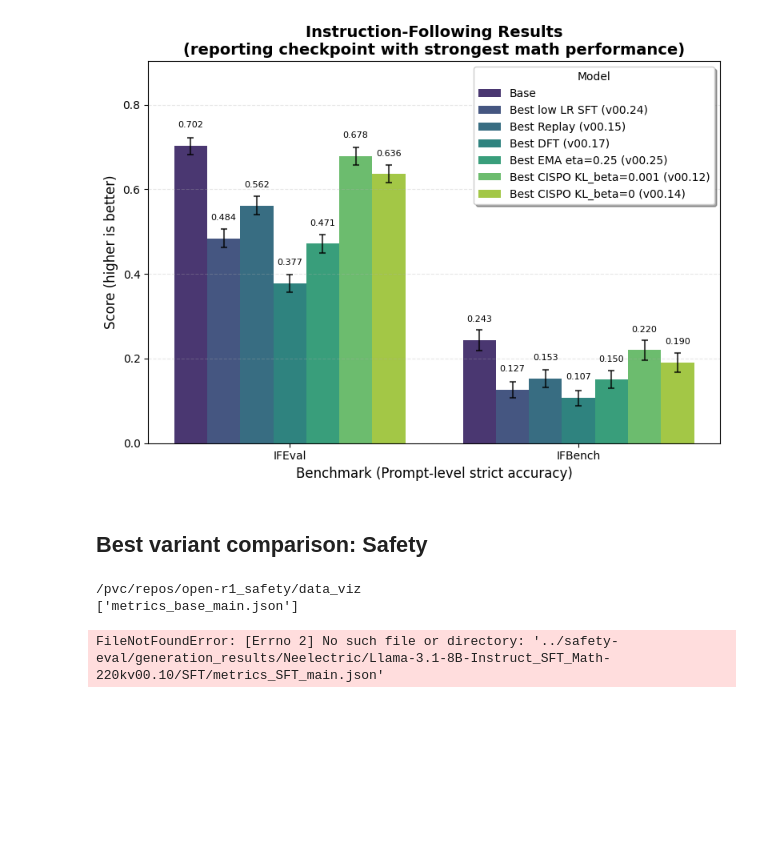
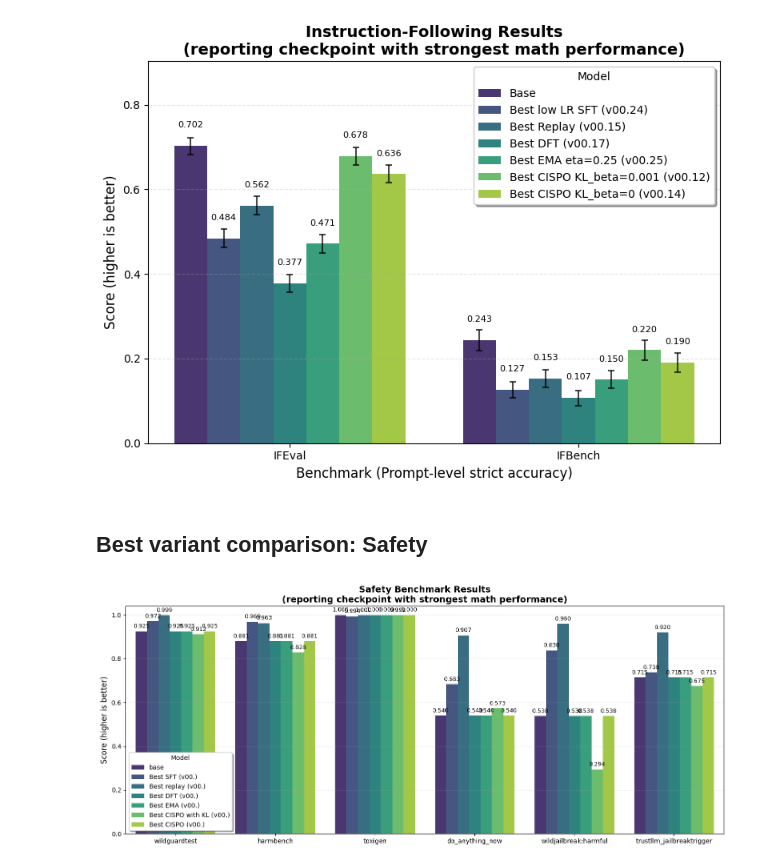
Before and after one commit to Neelectric/open-r1_safety, a Jupyter notebook: data_viz/data_viz.ipynb, the cells around one changed output. Saved outputs shown, nothing was run; the diff lists cells and outputs as text; code cells hidden in the pictures; blank space fills up the shorter version.

Commit message:
new configs, data viz progress

```diff
--- a/data_viz/data_viz.ipynb
+++ b/data_viz/data_viz.ipynb
@@ -1980,24 +1980,24 @@ best_replay_values = []
 for benchmark, score_name in benchmark_configs:
     best_replay_values.append(best_replay_results[benchmark][score_name])
 
-### this needs to become best DFT v00.
-best_dft_path = root_file_path + model + "14" + "/SFT/metrics_SFT_main.json"
-with open(best_dft_path) as fp:
-    best_dft_results = json.load(fp)
+# ### this needs to become best DFT v00.
+# best_dft_path = root_file_path + model + "14" + "/SFT/metrics_SFT_main.json"
+# with open(best_dft_path) as fp:
+#     best_dft_results = json.load(fp)
 
-best_dft_values = []
-for benchmark, score_name in benchmark_configs:
-    best_dft_values.append(best_dft_results[benchmark][score_name])
+# best_dft_values = []
+# for benchmark, score_name in benchmark_configs:
+#     best_dft_values.append(best_dft_results[benchmark][score_name])
 
 
-### this needs to become best EMA v00.
-best_ema_path = root_file_path + model + "15" + "/SFT/metrics_SFT_main.json"
-with open(best_ema_path) as fp:
-    best_ema_results = json.load(fp)
+# ### this needs to become best EMA v00.
+# best_ema_path = root_file_path + model + "15" + "/SFT/metrics_SFT_main.json"
+# with open(best_ema_path) as fp:
+#     best_ema_results = json.load(fp)
 
-best_ema_values = []
-for benchmark, score_name in benchmark_configs:
-    best_ema_values.append(best_ema_results[benchmark][score_name])
+# best_ema_values = []
+# for benchmark, score_name in benchmark_configs:
+#     best_ema_values.append(best_ema_results[benchmark][score_name])
 
 ## this needs to become best CISPO with KL
 best_cispo_kl_path = root_file_path + "Neelectric/Llama-3.1-8B-Instruct_GRPO_Math-220kv00.12" + "/SFT/metrics_SFT_main-step-000000250.json"
@@ -2008,46 +2008,46 @@ best_cispo_kl_values = []
 for benchmark, score_name in benchmark_configs:
     best_cispo_kl_values.append(best_cispo_kl_results[benchmark][score_name])
 
-## here we will have best CISPO without KL
-best_cispo_path = root_file_path + "Neelectric/Llama-3.1-8B-Instruct_GRPO_Math-220kv00.14" + "/SFT/metrics_SFT_main-step-000000250.json"
-with open(best_cispo_path) as fp:
-    best_cispo_results = json.load(fp)
+# ## here we will have best CISPO without KL
+# best_cispo_path = root_file_path + "Neelectric/Llama-3.1-8B-Instruct_GRPO_Math-220kv00.14" + "/SFT/metrics_SFT_main-step-000000250.json"
+# with open(best_cispo_path) as fp:
+#     best_cispo_results = json.load(fp)
 
-best_cispo_values = []
-for benchmark, score_name in benchmark_configs:
-    best_cispo_values.append(best_cispo_results[benchmark][score_name])
+# best_cispo_values = []
+# for benchmark, score_name in benchmark_configs:
+#     best_cispo_values.append(best_cispo_results[benchmark][score_name])
 
 n = 7
+
+
 
 # Create DataFrame
 df = pd.DataFrame({
     'Benchmark': benchmarks * n,
-    'Value': base_values + best_sft_values + best_replay_path + best_dft_values + best_ema_values + best_cispo_kl_values + best_cispo_values,
+    'Value': base_values + best_sft_values + best_replay_values + best_dft_values + best_ema_values + best_cispo_kl_values + best_cispo_values,
     'Model': ['base'] * len(benchmarks) + ['Best SFT (v00.)'] * len(benchmarks) + ['Best replay (v00.)'] * len(benchmarks) + ['Best DFT (v00.)'] * len(benchmarks) + ['Best EMA (v00.)'] * len(benchmarks) + ['Best CISPO with KL (v00.)'] * len(benchmarks) + ['Best CISPO (v00.)'] * len(benchmarks)
 })
 
 # Create the plot
 fig, ax = plt.subplots(figsize=(14, 6))
 palette = sns.color_palette("viridis", n)
 # ['#2E86AB', '#A23B72', "#301934"]
 bars = sns.barplot(data=df, x='Benchmark', y='Value', hue='Model', ax=ax, palette=palette)
 
 # Add value labels on top of bars
 for container in ax.containers:
     ax.bar_label(container, fmt='%.3f', padding=3, fontsize=9)
 
 ax.set_xlabel('')
 ax.set_ylabel('Score (higher is better)', fontsize=12)
 ax.set_title('Safety Benchmark Results\n(reporting checkpoint with strongest math performance)', fontsize=14, fontweight='bold')
 ax.legend(title='Model', frameon=True, fancybox=True, shadow=True)
 ax.grid(axis='y', alpha=0.3, linestyle='--')
 
 # Set y-axis limit to give room for labels
 ax.set_ylim(0, 1 * 1.04)
 
 plt.tight_layout()
 plt.show()
 # %% [output]
-/pvc/repos/open-r1_safety/data_viz
-['metrics_base_main.json']
-FileNotFoundError: [Errno 2] No such file or directory: '../safety-eval/generation_results/Neelectric/Llama-3.1-8B-Instruct_SFT_Math-220kv00.10/SFT/metrics_SFT_main.json'
+[figure, added]
```
Also changed, not shown: 5 other files.
